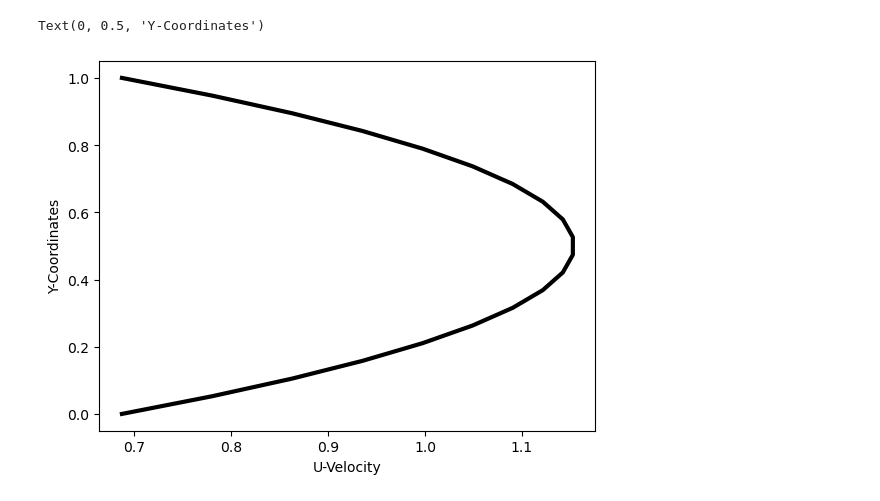
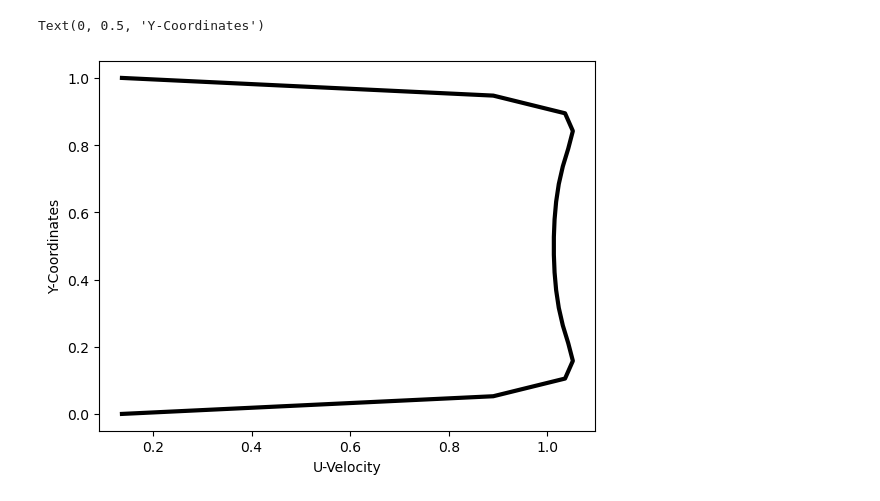
Before and after one commit to OrangeCloak/Electrosmotic, a Jupyter notebook: Shear Flow.ipynb, the cells around one changed output. Saved outputs shown, nothing was run; the diff lists cells and outputs as text; code cells hidden in the pictures.

```diff
--- a/Shear Flow.ipynb
+++ b/Shear Flow.ipynb
@@ -57,15 +57,15 @@ Text(0.5, 1.0, 'Velocity Contour')
 # %%
 plt.plot(
-    unew[50,:],
+    unew[1,:],
     y[0,:],
     color="black",
     linewidth=3,
 )
 plt.xlabel("U-Velocity")
 plt.ylabel("Y-Coordinates")
 # %% [output]
 Text(0, 0.5, 'Y-Coordinates')
-[figure, old version]
+[figure, new version]
 # %%
 plt.figure(figsize=(25,5))
 plt.quiver(
```
Also changed, not shown: parts of 3 cells of this notebook, 3 other files.
